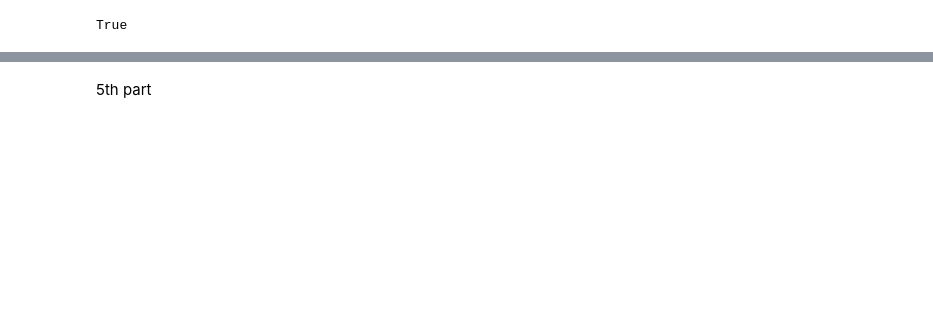
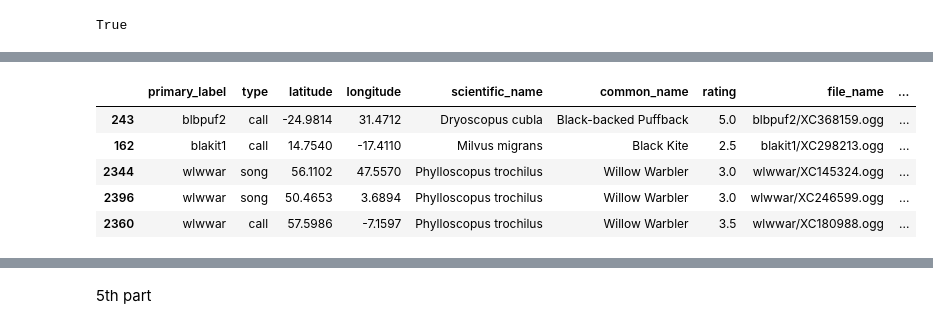
Before and after one commit to SudipTimalsina/django_Ai_model-imp, a Jupyter notebook: colab/birdy.ipynb, the cells around one changed output, grey strips where cells are left out. Drawn from its saved outputs; the diff is of its cells as text; code cells hidden in the pictures; blank space fills up the shorter version.

```diff
--- a/colab/birdy.ipynb
+++ b/colab/birdy.ipynb
@@ -543,4 +622,11 @@ valid_df.tail()
 # %%
-combined_df = pd.concat([final_train_df, valid_df])
-combined_df.head()
+df = pd.concat([final_train_df, valid_df])
+df.head()
+# %% [output]
+|  | primary_label | type | latitude | longitude | scientific_name | common_name | rating | file_name | ... |
+| 243 | blbpuf2 | call | -24.9814 | 31.4712 | Dryoscopus cubla | Black-backed Puffback | 5.0 | blbpuf2/XC368159.ogg | ... |
+| 162 | blakit1 | call | 14.7540 | -17.4110 | Milvus migrans | Black Kite | 2.5 | blakit1/XC298213.ogg | ... |
+| 2344 | wlwwar | song | 56.1102 | 47.5570 | Phylloscopus trochilus | Willow Warbler | 3.0 | wlwwar/XC145324.ogg | ... |
+| 2396 | wlwwar | song | 50.4653 | 3.6894 | Phylloscopus trochilus | Willow Warbler | 3.0 | wlwwar/XC246599.ogg | ... |
+| 2360 | wlwwar | call | 57.5986 | -7.1597 | Phylloscopus trochilus | Willow Warbler | 3.5 | wlwwar/XC180988.ogg | ... |
 # %%
```
Also changed, not shown: parts of 104 cells of this notebook.
